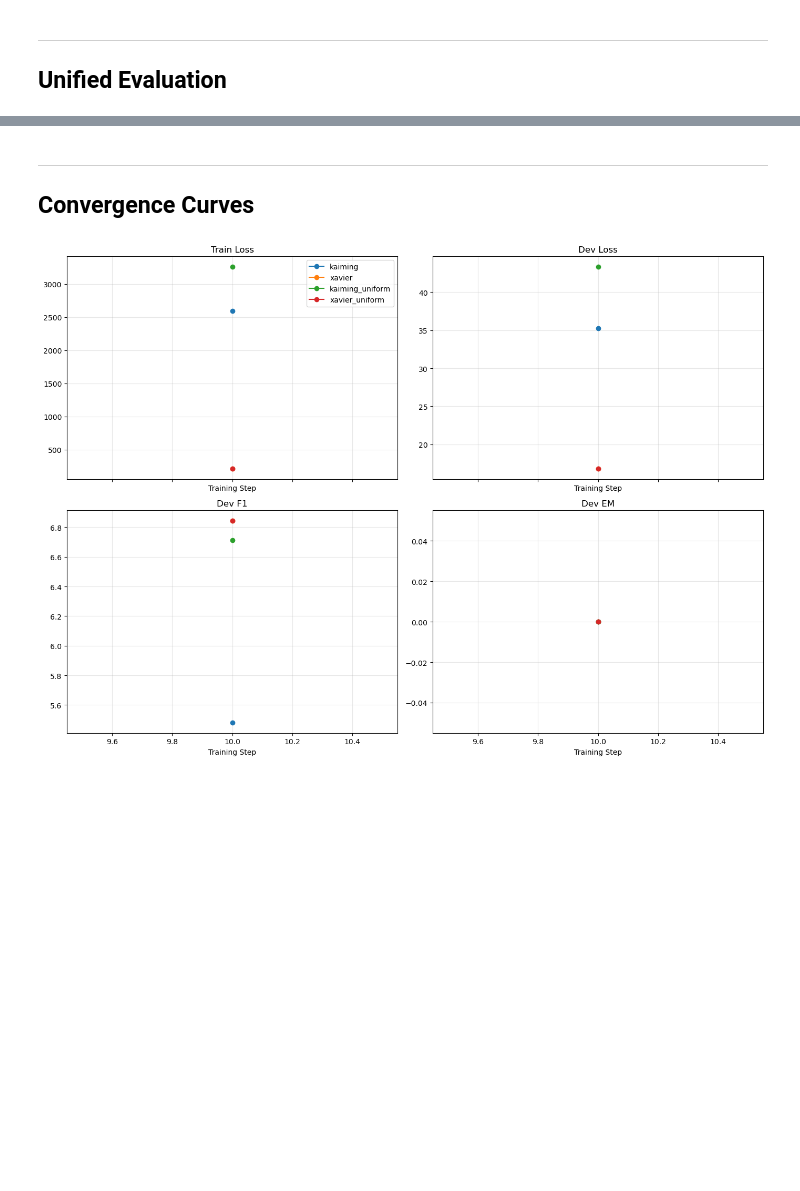
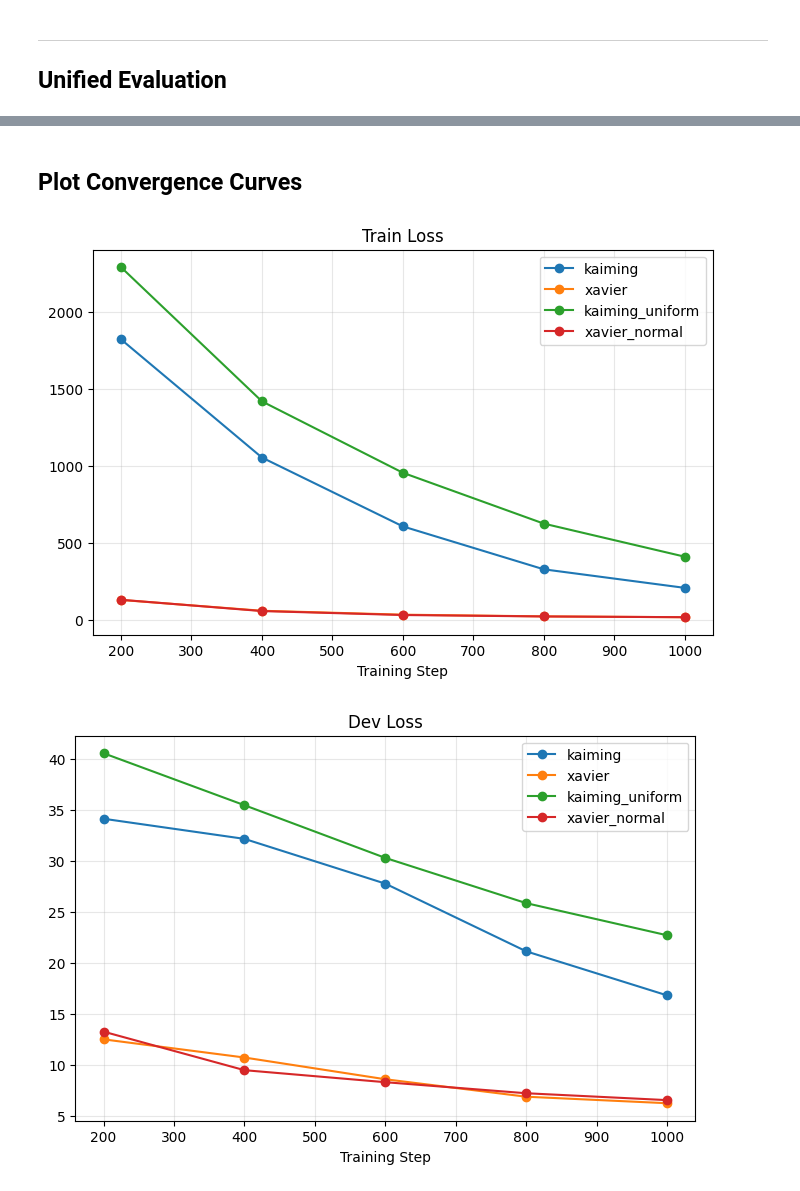
Before and after one commit to Jerry-FuJR/COMP5329_Assignment1, a Jupyter notebook: stage3_initialization_experiment.ipynb, the cells around one changed output, grey strips where cells are left out. Drawn from its saved outputs; the diff is of its cells as text; code cells hidden in the pictures; blank space fills up the shorter version.

```diff
--- a/stage3_initialization_experiment.ipynb
+++ b/stage3_initialization_experiment.ipynb
@@ -35,7 +31,6 @@ from EvaluateTools.evaluate import evaluate
 
 import json
 from pathlib import Path
-
 import matplotlib.pyplot as plt
 import pandas as pd
 
@@ -43,7 +38,7 @@ INIT_SETTINGS = [
     "kaiming",
     "xavier",
     "kaiming_uniform",
-    "xavier_uniform",
+    "xavier_normal",
 ]
 
 RESULTS_DIR = Path("experiments/init_results")
@@ -51,8 +46,6 @@ RESULTS_DIR.mkdir(parents=True, exist_ok=True)
 
 train_results = {}
 eval_results = {}
-
-plt.close("all")
 # %% [markdown]
 ---
 ## Run Training
@@ -70,7 +63,7 @@ for init_name in INIT_SETTINGS:
         save_dir        = f"experiments/_model_init_{init_name}",
         log_dir         = f"experiments/_log_init_{init_name}",
 
-        num_steps       = 5000,
+        num_steps       = 1000,
 
         optimizer_name  = "sgd",
         scheduler_name  = "lambda",
@@ -209,41 +186,41 @@ kaiming_uniform         10       3261.486743       43.368730     6.714452
 # %% [markdown]
----
-## Convergence Curves
+## Plot Convergence Curves
 # %%
 train_results_disk = {}
 available_settings_disk = []
 
 for init_name in INIT_SETTINGS:
     train_path = RESULTS_DIR / f"train_{init_name}.json"
     if train_path.exists():
         with train_path.open("r", encoding="utf-8") as f:
             train_results_disk[init_name] = json.load(f)
         available_settings_disk.append(init_name)
 
 if not available_settings_disk:
     raise ValueError("No saved training results available. Run training first.")
 
-plt.close("all")
-fig, axes = plt.subplots(2, 2, figsize=(14, 10), sharex=True)
+metrics_to_plot = [
+    ("train_loss", "Train Loss"),
+    ("dev_loss", "Dev Loss"),
+    ("dev_f1", "Dev F1"),
+    ("dev_em", "Dev EM"),
+]
 
-for init_name in available_settings_disk:
-    history_df = pd.DataFrame(train_results_disk[init_name]["history"])
-    axes[0, 0].plot(history_df["step"].tolist(), history_df["train_loss"].tolist(), marker="o", label=init_name)
-    axes[0, 1].plot(history_df["step"].tolist(), history_df["dev_loss"].tolist(), marker="o", label=init_name)
-    axes[1, 0].plot(history_df["step"].tolist(), history_df["dev_f1"].tolist(), marker="o", label=init_name)
-    axes[1, 1].plot(history_df["step"].tolist(), history_df["dev_em"].tolist(), marker="o", label=init_name)
-
-axes[0, 0].set_title("Train Loss")
-axes[0, 1].set_title("Dev Loss")
-axes[1, 0].set_title("Dev F1")
-axes[1, 1].set_title("Dev EM")
-
-for ax in axes.flat:
+for metric_key, metric_title in metrics_to_plot:
+    fig, ax = plt.subplots(figsize=(8, 5))
+    for init_name in available_settings_disk:
+        history_df = pd.DataFrame(train_results_disk[init_name]["history"])
+        ax.plot(
+            history_df["step"].tolist(),
+            history_df[metric_key].tolist(),
+            marker="o",
+            label=init_name,
+        )
+    ax.set_title(metric_title)
     ax.set_xlabel("Training Step")
     ax.grid(True, alpha=0.3)
-
-axes[0, 0].legend()
-plt.tight_layout()
-plt.show()
+    ax.legend()
+    plt.show()
 # %% [output]
-[figure, old version]
+[figure, new version]
+[figure, added]
```
Also changed, not shown: parts of 16 cells of this notebook, 1 other file.
